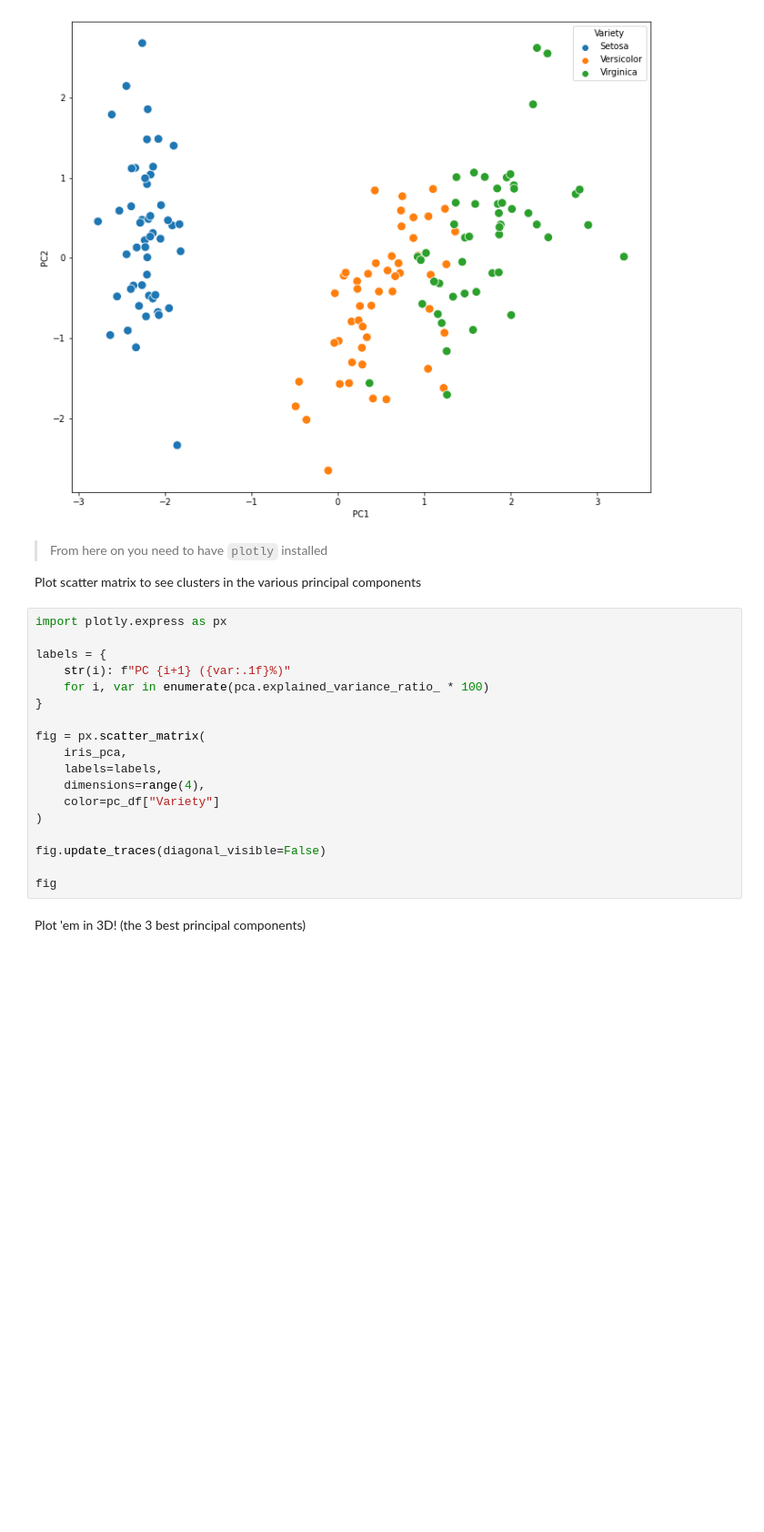
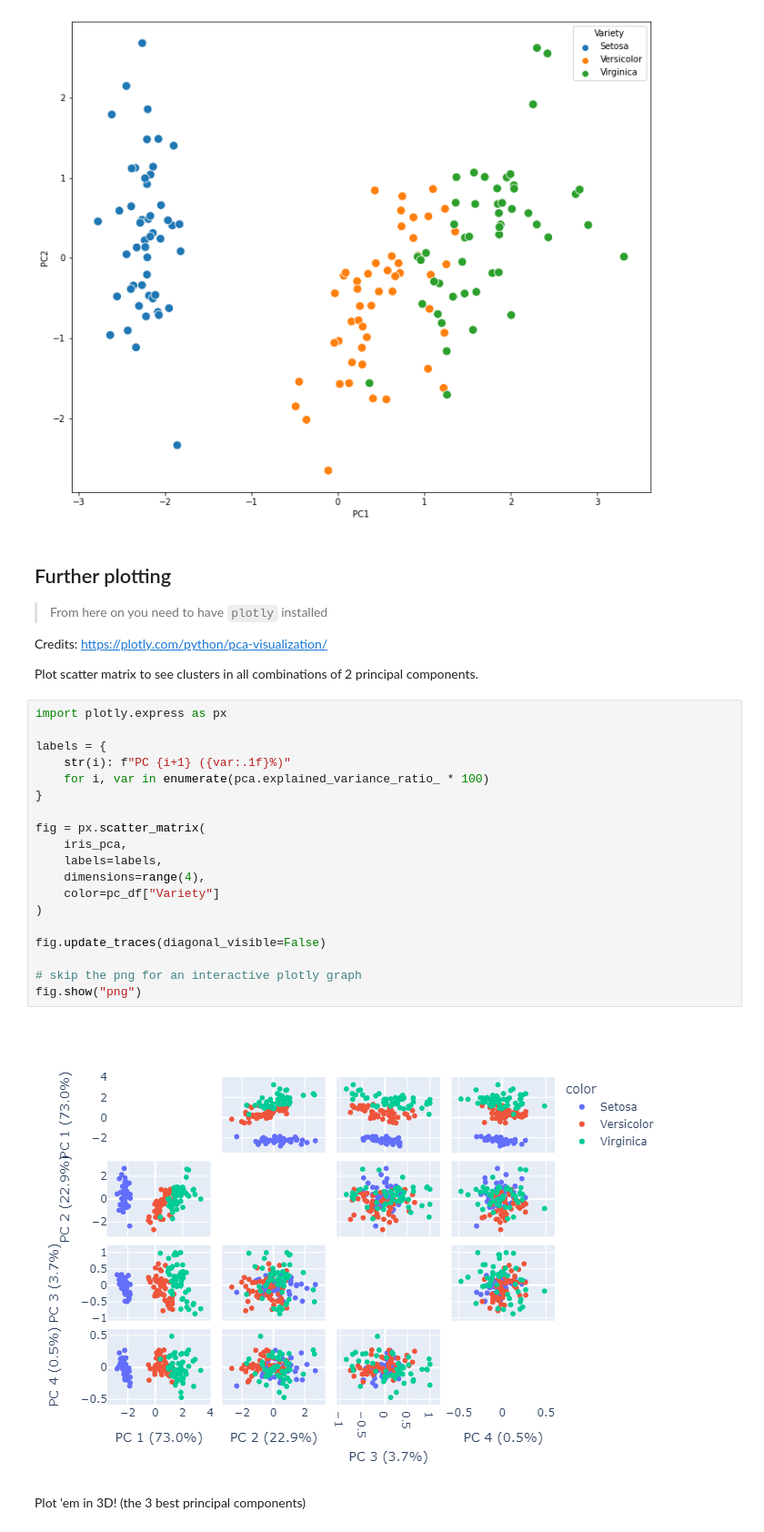
Before and after one commit to lscobe16/iris-pca, a Jupyter notebook: pres.ipynb, the cells around one changed output. Shown at 91% size. Saved outputs shown, nothing was run; the diff lists cells and outputs as text; blank space fills up the shorter version.

Commit message:
render pngs with plotly

```diff
--- a/pres.ipynb
+++ b/pres.ipynb
@@ -92,27 +92,34 @@ iris_plot
 <AxesSubplot:xlabel='PC1', ylabel='PC2'>
 [figure]
 # %% [markdown]
+## Further plotting
+
 > From here on you need to have `plotly` installed
 
-Plot scatter matrix to see clusters in the various principal components
+Credits: https://plotly.com/python/pca-visualization/
+
+Plot scatter matrix to see clusters in all combinations of 2 principal components.
 # %%
 import plotly.express as px
 
 labels = {
     str(i): f"PC {i+1} ({var:.1f}%)"
     for i, var in enumerate(pca.explained_variance_ratio_ * 100)
 }
 
 fig = px.scatter_matrix(
     iris_pca,
     labels=labels,
     dimensions=range(4),
     color=pc_df["Variety"]
 )
 
 fig.update_traces(diagonal_visible=False)
 
-fig
+# skip the png for an interactive plotly graph
+fig.show("png")
+# %% [output]
+[figure, added]
 # %% [markdown]
 Plot 'em in 3D! (the 3 best principal components)
 # %%
```
Also changed, not shown: parts of 1 cell of this notebook.
